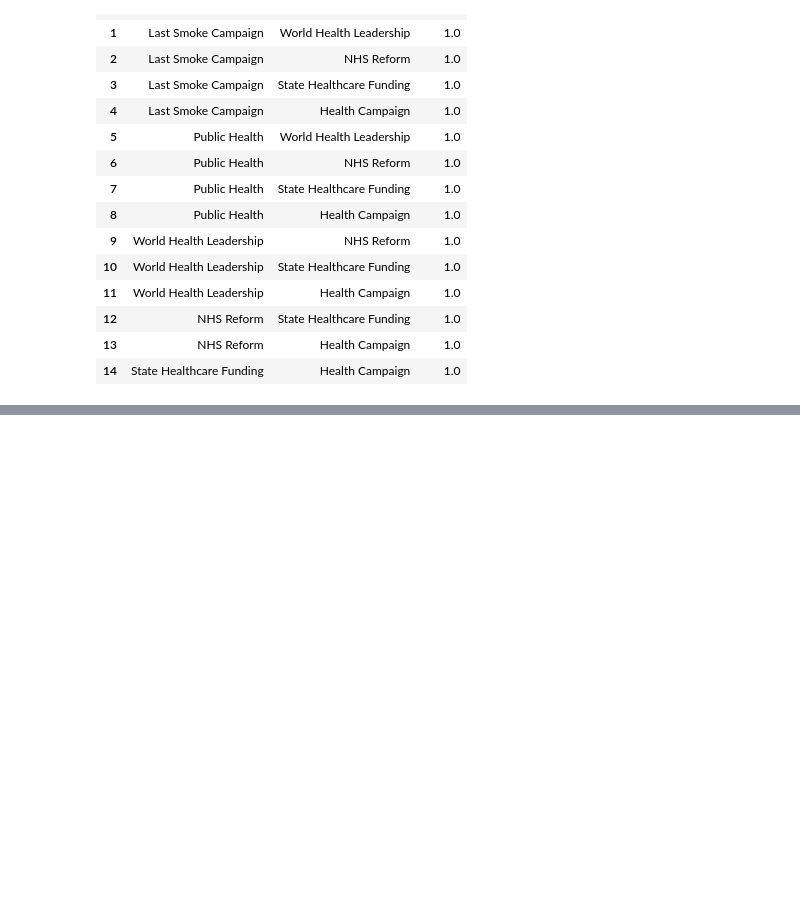
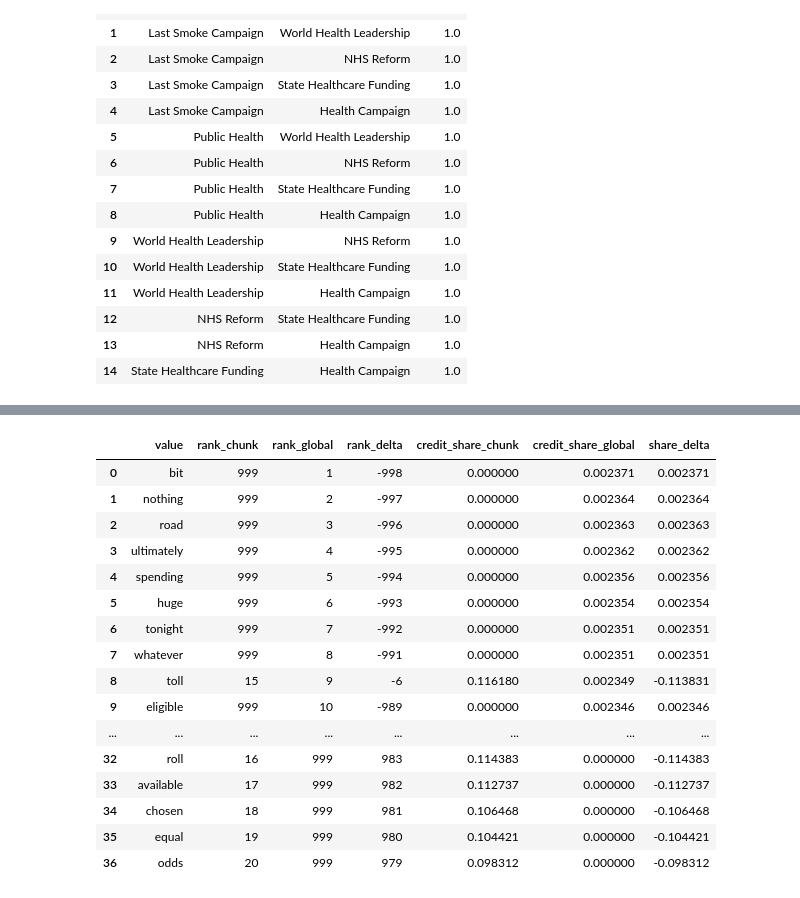
Before and after one commit to amg477/capstone, a Jupyter notebook: analysis/network_eda.ipynb, the cells around one changed output, grey strips where cells are left out. Saved outputs shown, nothing was run; the diff lists cells and outputs as text; code cells hidden in the pictures; blank space fills up the shorter version.

Commit message:
Added info from larger analysis

```diff
--- a/analysis/network_eda.ipynb
+++ b/analysis/network_eda.ipynb
@@ -601,0 +786,65 @@ display(pairs_topic.head(25))
+# %%
+# ===========================
+# TABLE COMPARISON (TERMS)
+# ===========================
+def prep_terms_for_table(attrDF: pd.DataFrame) -> pd.DataFrame:
+    out = attrDF.copy()
+    out = out[out["kind"] == "term"].copy()
+    out["credit"] = pd.to_numeric(out["credit"], errors="coerce").fillna(0.0)
+    out["credit_share"] = pd.to_numeric(out["credit_share"], errors="coerce").fillna(0.0)
+    out["value"] = out["value"].astype(str)
+    return out
+
+def add_global_term_share(attrDF_terms: pd.DataFrame) -> pd.DataFrame:
+    total = attrDF_terms["credit"].sum()
+    attrDF_terms = attrDF_terms.copy()
+    attrDF_terms["credit_share_global"] = attrDF_terms["credit"] / total if total > 0 else 0.0
+    return attrDF_terms
+
+def top_terms(attrDF_terms: pd.DataFrame, field: str, n: int = 20) -> pd.DataFrame:
+    tbl = (attrDF_terms.groupby("value", as_index=False)[field]
+                   .sum()
+                   .sort_values(field, ascending=False)
+                   .head(n))
+    tbl.insert(0, "rank", range(1, len(tbl) + 1))
+    return tbl
+
+_terms = prep_terms_for_table(attr_attrDF)
+_terms = add_global_term_share(_terms)
+
+top_chunk  = top_terms(_terms, "credit_share", n=20).rename(columns={
+    "rank":"rank_chunk", "credit_share":"credit_share_chunk"
+})
+top_global = top_terms(_terms, "credit_share_global", n=20).rename(columns={
+    "rank":"rank_global", "credit_share_global":"credit_share_global"
+})
+
+# Merge to compare ranks & values; keep union of top-20 in each mode
+compare = pd.merge(top_chunk, top_global, on="value", how="outer")
+
+# Fill missing ranks with something large, so diffs make sense
+max_rank = 999
+compare["rank_chunk"]  = compare["rank_chunk"].fillna(max_rank).astype(int)
+compare["rank_global"] = compare["rank_global"].fillna(max_rank).astype(int)
+compare["credit_share_chunk"]  = compare["credit_share_chunk"].fillna(0.0)
+compare["credit_share_global"] = compare["credit_share_global"].fillna(0.0)
+
+# Rank change (negative = moved up globally)
+compare["rank_delta"] = compare["rank_global"] - compare["rank_chunk"]
+compare["share_delta"] = compare["credit_share_global"] - compare["credit_share_chunk"]
+
+# Nice sort: best global rank first, then chunk rank
+compare = compare.sort_values(["rank_global", "rank_chunk"]).reset_index(drop=True)
+
+print("Top 20 Terms — CHUNK-normalized")
+display(top_chunk)
+
+print("Top 20 Terms — GLOBAL-normalized")
+display(top_global)
+
+print("Comparison (union of Top 20s) — rank/weight changes")
+display(compare[
+    ["value", "rank_chunk", "rank_global", "rank_delta",
+     "credit_share_chunk", "credit_share_global", "share_delta"]
+])
+# %% [output]
@@ -601,0 +888,17 @@ display(pairs_topic.head(25))
+|  | value | rank_chunk | rank_global | rank_delta | credit_share_chunk | credit_share_global | share_delta |
+| 0 | bit | 999 | 1 | -998 | 0.000000 | 0.002371 | 0.002371 |
+| 1 | nothing | 999 | 2 | -997 | 0.000000 | 0.002364 | 0.002364 |
+| 2 | road | 999 | 3 | -996 | 0.000000 | 0.002363 | 0.002363 |
+| 3 | ultimately | 999 | 4 | -995 | 0.000000 | 0.002362 | 0.002362 |
+| 4 | spending | 999 | 5 | -994 | 0.000000 | 0.002356 | 0.002356 |
+| 5 | huge | 999 | 6 | -993 | 0.000000 | 0.002354 | 0.002354 |
+| 6 | tonight | 999 | 7 | -992 | 0.000000 | 0.002351 | 0.002351 |
+| 7 | whatever | 999 | 8 | -991 | 0.000000 | 0.002351 | 0.002351 |
+| 8 | toll | 15 | 9 | -6 | 0.116180 | 0.002349 | -0.113831 |
+| 9 | eligible | 999 | 10 | -989 | 0.000000 | 0.002346 | 0.002346 |
+| ... | ... | ... | ... | ... | ... | ... | ... |
+| 32 | roll | 16 | 999 | 983 | 0.114383 | 0.000000 | -0.114383 |
+| 33 | available | 17 | 999 | 982 | 0.112737 | 0.000000 | -0.112737 |
+| 34 | chosen | 18 | 999 | 981 | 0.106468 | 0.000000 | -0.106468 |
+| 35 | equal | 19 | 999 | 980 | 0.104421 | 0.000000 | -0.104421 |
+| 36 | odds | 20 | 999 | 979 | 0.098312 | 0.000000 | -0.098312 |
```
Also changed, not shown: parts of 23 cells of this notebook.
